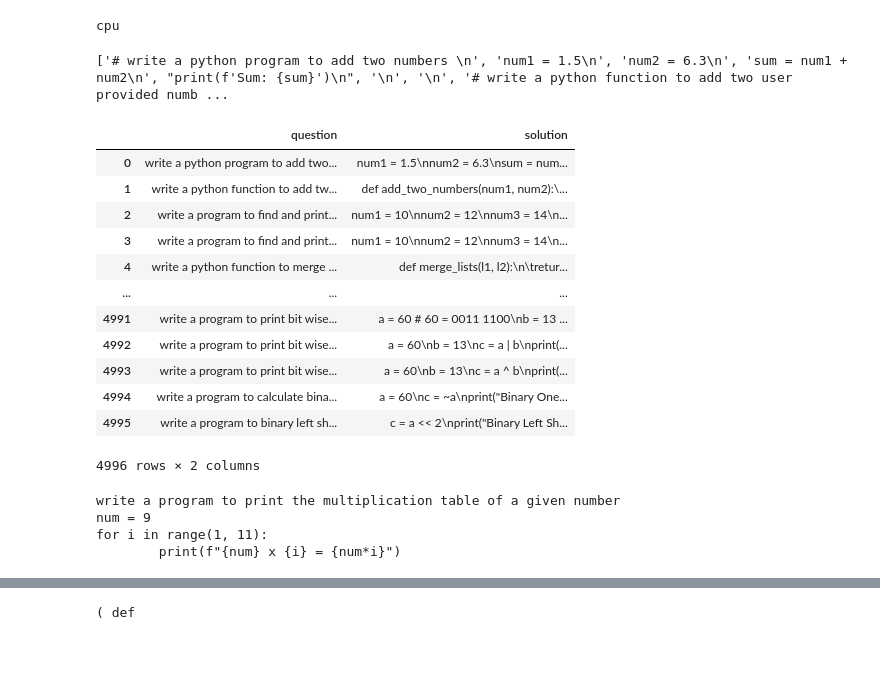
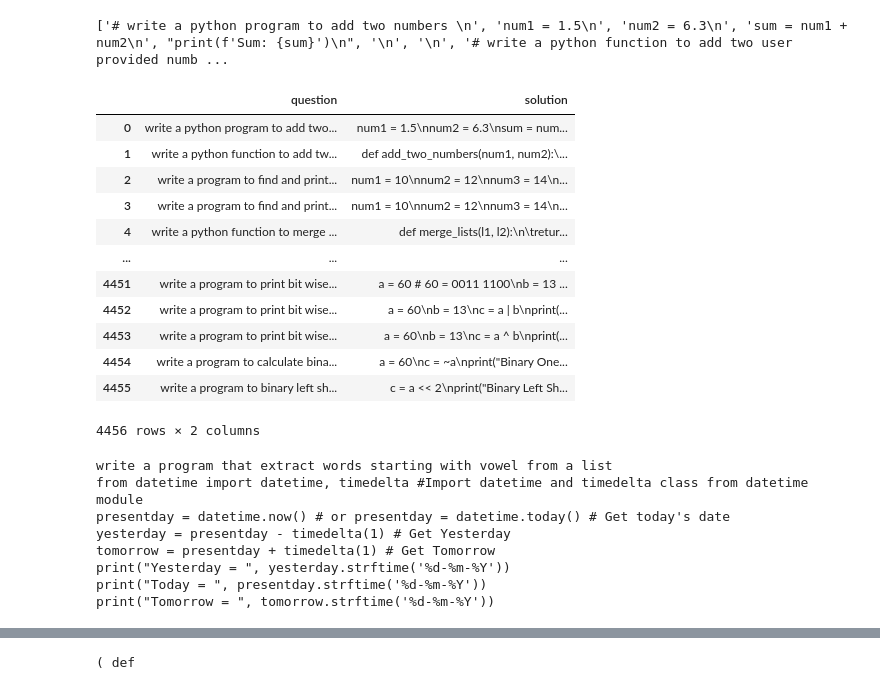
Before and after one commit to sprutxz/English-To-Python, a Jupyter notebook: PyCodeGenerator.ipynb, the cells around one changed output, grey strips where cells are left out. Saved outputs shown, nothing was run; the diff lists cells and outputs as text; code cells hidden in the pictures; blank space fills up the shorter version.

```diff
--- a/PyCodeGenerator.ipynb
+++ b/PyCodeGenerator.ipynb
@@ -28,16 +30,15 @@ import re
 DEVICE = torch.device("cuda" if torch.cuda.is_available() else "cpu")
 
 %matplotlib inline
-# %%
-print(DEVICE)
-# %% [output]
-cpu
 # %%
 # Examining the dataset
 with open('english_python_data.txt',"r") as data_file:
   print(data_file.readlines()[:11]) # Printing out the last 5 lines of the data
 # %% [output]
 ['# write a python program to add two numbers \n', 'num1 = 1.5\n', 'num2 = 6.3\n', 'sum = num1 + num2\n', "print(f'Sum: {sum}')\n", '\n', '\n', '# write a python function to add two user provided numb ...
+# %%
+# Examining the dataset
+data_file = open('ProblemSolutionPythonV3.txt',"r")
 # %%
 #custom tokenizer for python code
 def tokenize_python_code(python_code_str):
@@ -83,6 +84,7 @@ with open('english_python_data.txt',"r") as data_file:
       src_doc.append(tokenizer(dp['question'])) # Splitting the question into words
     else:
       line = re.sub(r'( |\t)*\n( |\t)*', '\n', line) #replaces spaces before a newline with a  just a newline
+      line = re.sub(r'^ #', '#', line)
       if line == '\n':
         continue
 
@@ -90,45 +92,49 @@ with open('english_python_data.txt',"r") as data_file:
       if loop_indent > space_count:
         tab_count = dict[space_count]
         loop_indent = space_count
       if(len(dp['solution'])!=0):
         if (bool(re.search(r':\n$', dp['solution'][-1]))):
           dict[space_count] = tab_count
           loop_indent = space_count
 
 
       if tab_count > 0 and bool(re.search(r',\n', dp['solution'][-1])!=True) and bool(re.search(fr'^(\t){{{tab_count}}}', line))!=True:
         line = re.sub(r'^ *', '\t'*tab_count, line)#replaces the first space with a tab
 
       if re.search(r'^(if|else|elif|for|while|def|class|try|except|finally|with)', line):
         tab_count += 1
 
 
       dp['solution'].append(line)
 
 
 # converting the data to a table for easier viewing
 dataset = pd.DataFrame(dps)
 dataset
 # %% [output]
 |  | question | solution |
 | 0 | write a python program to add two... | num1 = 1.5\nnum2 = 6.3\nsum = num... |
 | 1 | write a python function to add tw... | def add_two_numbers(num1, num2):\... |
 | 2 | write a program to find and print... | num1 = 10\nnum2 = 12\nnum3 = 14\n... |
 | 3 | write a program to find and print... | num1 = 10\nnum2 = 12\nnum3 = 14\n... |
 | 4 | write a python function to merge ... | def merge_lists(l1, l2):\n\tretur... |
 | ... | ... | ... |
-| 4991 | write a program to print bit wise... | a = 60 # 60 = 0011 1100\nb = 13 ... |
-| 4992 | write a program to print bit wise... | a = 60\nb = 13\nc = a | b\nprint(... |
-| 4993 | write a program to print bit wise... | a = 60\nb = 13\nc = a ^ b\nprint(... |
-| 4994 | write a program to calculate bina... | a = 60\nc = ~a\nprint("Binary One... |
-| 4995 | write a program to binary left sh... | c = a << 2\nprint("Binary Left Sh... |
+| 4451 | write a program to print bit wise... | a = 60 # 60 = 0011 1100\nb = 13 ... |
+| 4452 | write a program to print bit wise... | a = 60\nb = 13\nc = a | b\nprint(... |
+| 4453 | write a program to print bit wise... | a = 60\nb = 13\nc = a ^ b\nprint(... |
+| 4454 | write a program to calculate bina... | a = 60\nc = ~a\nprint("Binary One... |
+| 4455 | write a program to binary left sh... | c = a << 2\nprint("Binary Left Sh... |
-4996 rows × 2 columns
+4456 rows × 2 columns
 # %%
 # Looking at the first question and the corresponding solution
-print(dataset.loc[9,'question'])
-print(dataset.loc[9,'solution'])
+print(dataset.loc[410,'question'])
+print(dataset.loc[399,'solution'])
 # %% [output]
-write a program to print the multiplication table of a given number
-num = 9
-for i in range(1, 11):
-        print(f"{num} x {i} = {num*i}")
+write a program that extract words starting with vowel from a list
+from datetime import datetime, timedelta #Import datetime and timedelta class from datetime module
+presentday = datetime.now() # or presentday = datetime.today() # Get today's date
+yesterday = presentday - timedelta(1) # Get Yesterday
+tomorrow = presentday + timedelta(1) # Get Tomorrow
+print("Yesterday = ", yesterday.strftime('%d-%m-%Y'))
+print("Today = ", presentday.strftime('%d-%m-%Y'))
+print("Tomorrow = ", tomorrow.strftime('%d-%m-%Y'))
```
Also changed, not shown: parts of 6 cells of this notebook.
